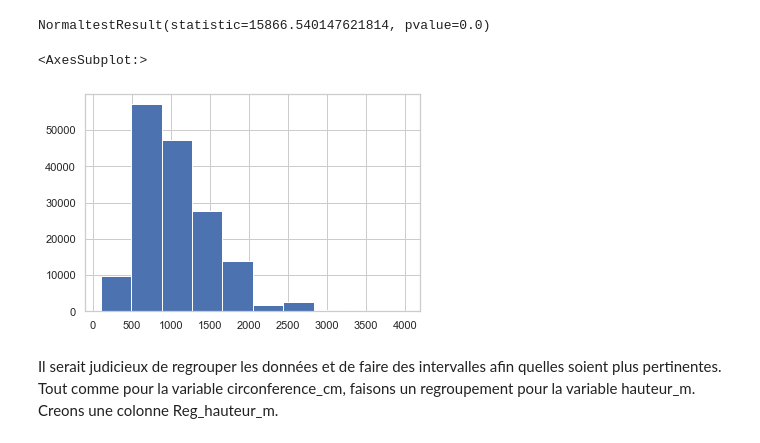
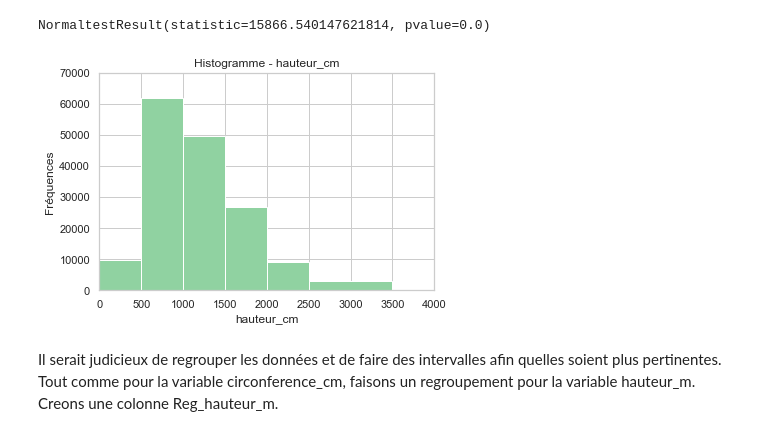
Before and after one commit to AurelieAAN/OP_Projet2, a Jupyter notebook: Scripts_Analyse01.ipynb, the cells around one changed output. Cells and saved outputs as stored; diff of their text form; code cells hidden in the pictures.

```diff
--- a/Scripts_Analyse01.ipynb
+++ b/Scripts_Analyse01.ipynb
@@ -318,5 +375,10 @@ min           1.00
 max         700.00
 Name: circonference_cm, dtype: float64
 # %%
-data.boxplot(column="circonference_cm" ).set_title('Boîte à moustache - "Circonference_cm"')
+
+sns.set_theme(style="whitegrid")
+
+sns.boxenplot(y="circonference_cm",
+              color="g",
+              scale="linear", data=data)
 # %% [output]
@@ -337,6 +407,6 @@ Vérifions ceci avec le tracer de l'histogramme.
 # %%
-def graph_hist(var, bins_r, title_i, xmin,xmax, xscale, ymin, ymax, xlabel, ylabel):
-    plt.hist(var,bins=bins_r)
+def graph_hist(var, bins_r, title_i,color_h, xmin,xmax, xscale, ymin, ymax, xlabel, ylabel):
+    plt.hist(var,bins=bins_r, color=color_h)
     plt.title(title_i)
     plt.xlim(xmin, xmax, xscale)
     plt.ylim(ymin,ymax)
@@ -354,11 +424,16 @@ Il serait judicieux de faire des intervalles. On ajoute une colonne avec un reg_
 # %%
 def reg_cir(x):
-    if x<150:
-        return "[0-150["
-    elif x>150 and x<250:
-        return "[150-250["
-    elif x>=250:
-        return "250 et plus"
+
+    if x<50:
+        return "1- [0-50["
+    elif x>=50 and x<100:
+        return "2- [50-100["
+    elif x>=100 and x<150:
+        return "3- [100-150["
+    elif x>=150 and x<200:
+        return "4- [150-200["
+    elif x>=200:
+        return "5- 200 et plus"
 # %%
 data['reg_circonference_cm']=data.apply(lambda row: reg_cir(row.circonference_cm), axis=1)
 # %%
@@ -401,0 +506,5 @@ data = data.loc[data["hauteur_cm"] <= 4000]
+# %%
+sns.set_theme(style="whitegrid")
+ax = sns.violinplot(y=data["hauteur_cm"], color=(0.564, 0.823, 0.631))
+ax.set_title("Violinplot - Variable hauteur_cm")
+ax.set_ylabel("hauteur_cm")
@@ -457,10 +571,10 @@ scipy.stats.normaltest(data.hauteur_cm)
 # %% [output]
 NormaltestResult(statistic=15866.540147621814, pvalue=0.0)
 # %%
-data.hauteur_cm.hist()
+graph_hist(data.hauteur_cm,[0,500,1000,1500,2000,2500,3500,4000], "Histogramme - hauteur_cm", (0.564, 0.823, 0.631),
+           0,4000, 150, 0, 70000, 'hauteur_cm', 'Fréquences')
 # %% [output]
-<AxesSubplot:>
-[figure, old version]
+[figure, new version]
 # %% [markdown]
 Il serait judicieux de regrouper les données et de faire des intervalles afin quelles soient plus pertinentes.
 Tout comme pour la variable circonference_cm, faisons un regroupement pour la variable hauteur_m. Creons une colonne Reg_hauteur_m.
```
Also changed, not shown: parts of 116 cells of this notebook.
